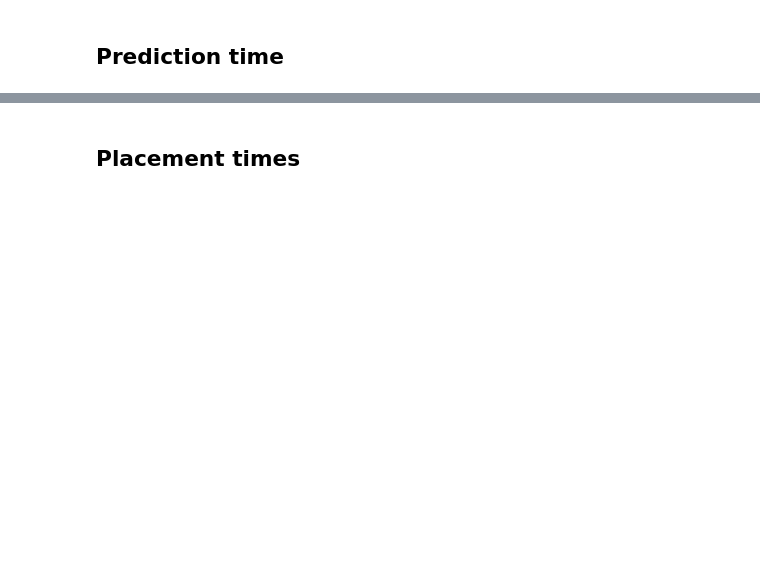
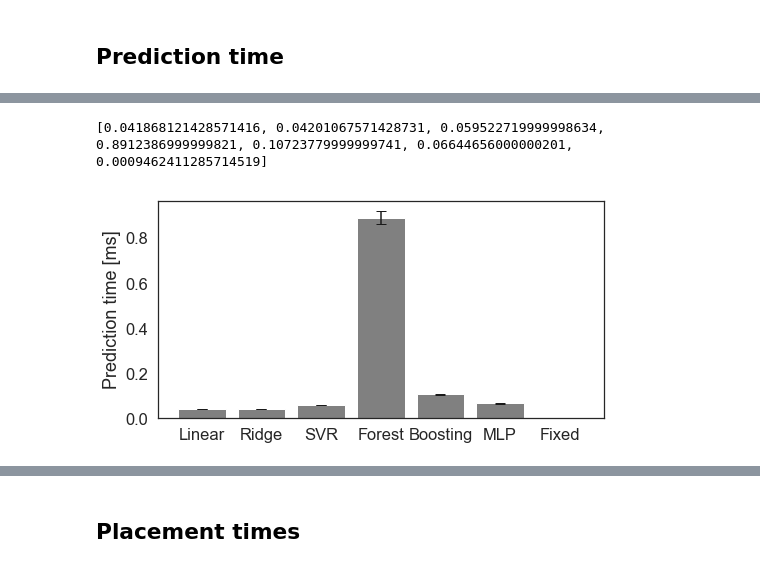
Before and after one commit to CN-UPB/ml-for-resource-allocation, a Jupyter notebook: runtime.ipynb, the cells around one changed output, grey strips where cells are left out. Cells and saved outputs as stored; diff of their text form; code cells hidden in the pictures; blank space fills up the shorter version.

```diff
--- a/runtime.ipynb
+++ b/runtime.ipynb
@@ -125,15 +125,15 @@ def prepare_data(data):
     return X, y
 # %%
 def barplot(times, labels, ylabel='Time [s]', filename=None):
-    sns.set(font_scale=1.2, style='white')
     assert len(times) == len(labels)
 
     times_mean = [np.array(t).mean() for t in times]
     print(times_mean)
     times_std = [np.array(t).std() for t in times]
+    x = np.arange(len(labels))
 
-    x = np.arange(len(labels))
-    fig, ax = plt.subplots()
+    sns.set(font_scale=1.5, style='white')
+    fig, ax = plt.subplots(figsize=(8, 4))
     plt.bar(x, times_mean, yerr=times_std, capsize=5, color='gray')
 
     ax.set_xticks(x)
@@ -243,6 +252,11 @@ for model in models:
 # %%
 all_times_ms = [[i * 1000.0 / t.loops for i in t.all_runs] for t in times]
+labels = ['Linear', 'Ridge', 'SVR', 'Forest', 'Boosting', 'MLP', 'Fixed']
+
 barplot(all_times_ms, labels, ylabel="Prediction time [ms]", filename='prediction_times')
+# %% [output]
+[0.041868121428571416, 0.04201067571428731, 0.059522719999998634, 0.8912386999999821, 0.10723779999999741, 0.06644656000000201, 0.0009462411285714519]
+[figure, added]
 # %%
 for model in models:
     print(model)
```
Also changed, not shown: parts of 5 cells of this notebook, 7 other files.
